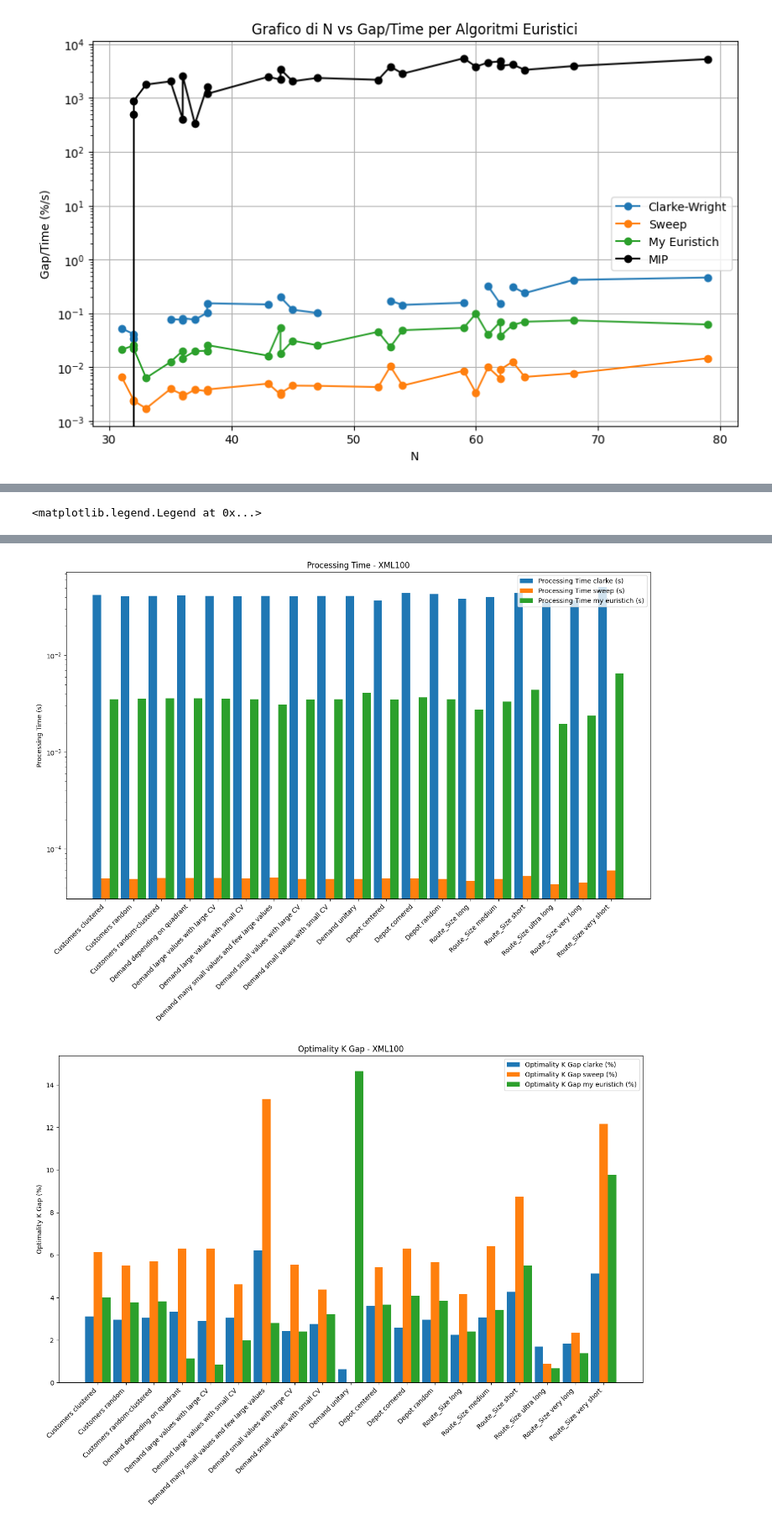
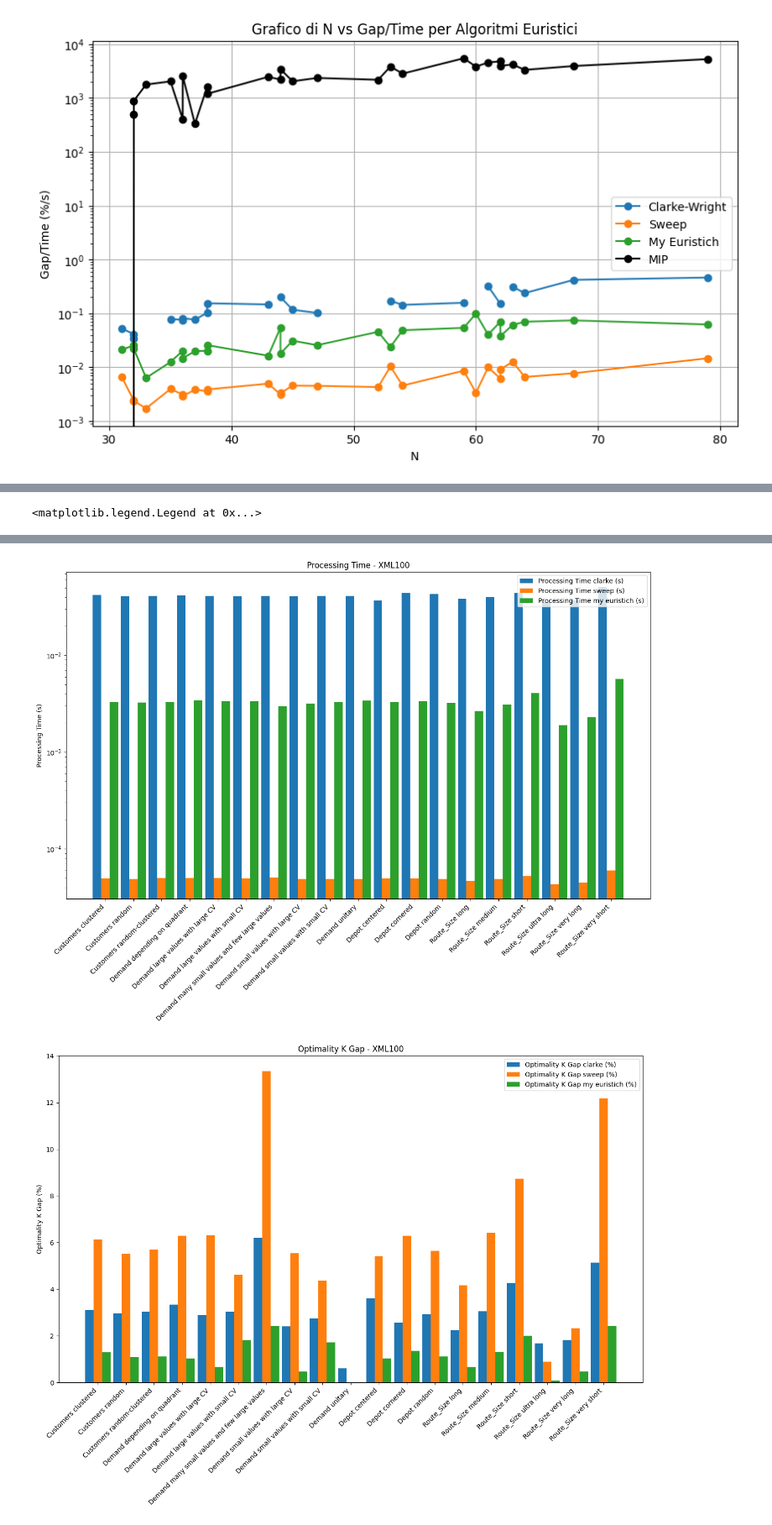
Before and after one commit to LucaFalasca/CVRP-PLI-Euristich-Compare, a Jupyter notebook: solvers/utils/chart.ipynb, the cells around one changed output, grey strips where cells are left out. Shown at 84% size. Saved outputs shown, nothing was run; the diff lists cells and outputs as text; code cells hidden in the pictures.

```diff
--- a/solvers/utils/chart.ipynb
+++ b/solvers/utils/chart.ipynb
@@ -122,7 +122,7 @@ plt.show()
 # %%
 # Grafici su XML100
 data_xml_100_aggs = []
-for file in ["clarke-results-XML100.csv", "sweep-results-XML100.csv", "my-euristich-results-XML100.csv"]:
+for file in ["clarke-results-XML100.csv", "sweep-results-XML100.csv", "my-euristich-results-XML100_v2.csv"]:
 
     data_xml100 = pd.read_csv(dir + file)
 
@@ -236,5 +236,5 @@ Name: Optimality_Gap(%), dtype: float64
-[figure, old version]
+[figure, new version]
-[figure, old version]
+[figure, new version]
 # %%
 # Faccio il grafico a candela con gli stessi dati
 data_xml100_list = []
```
Also changed, not shown: parts of 2 cells of this notebook, 8 other files.
